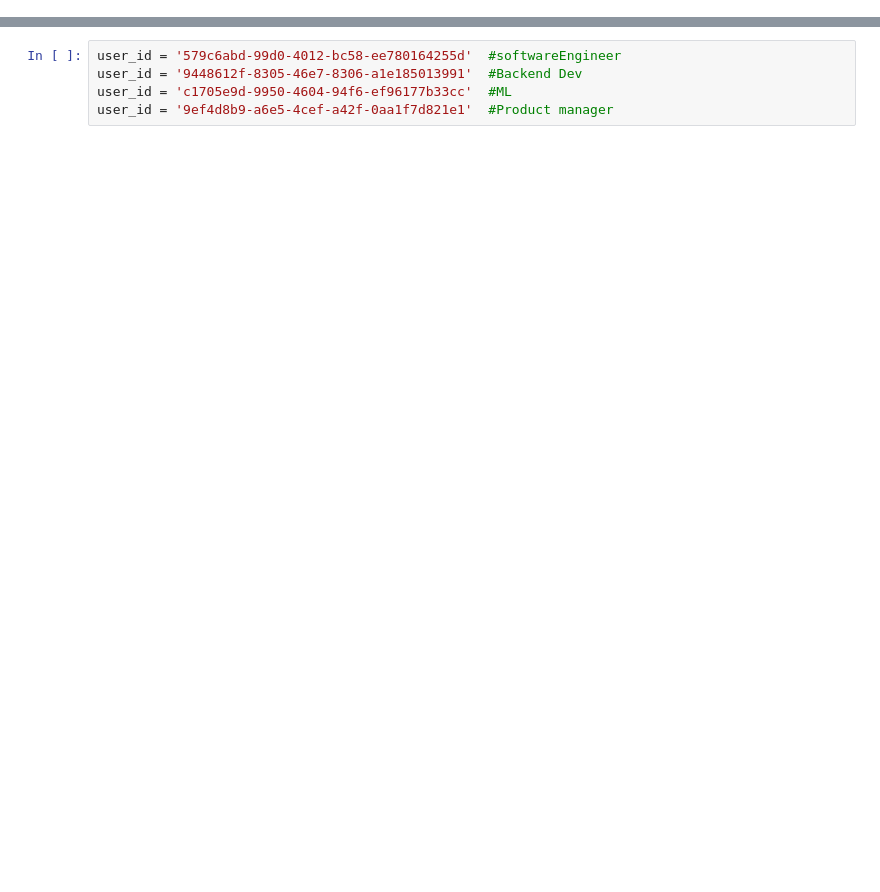
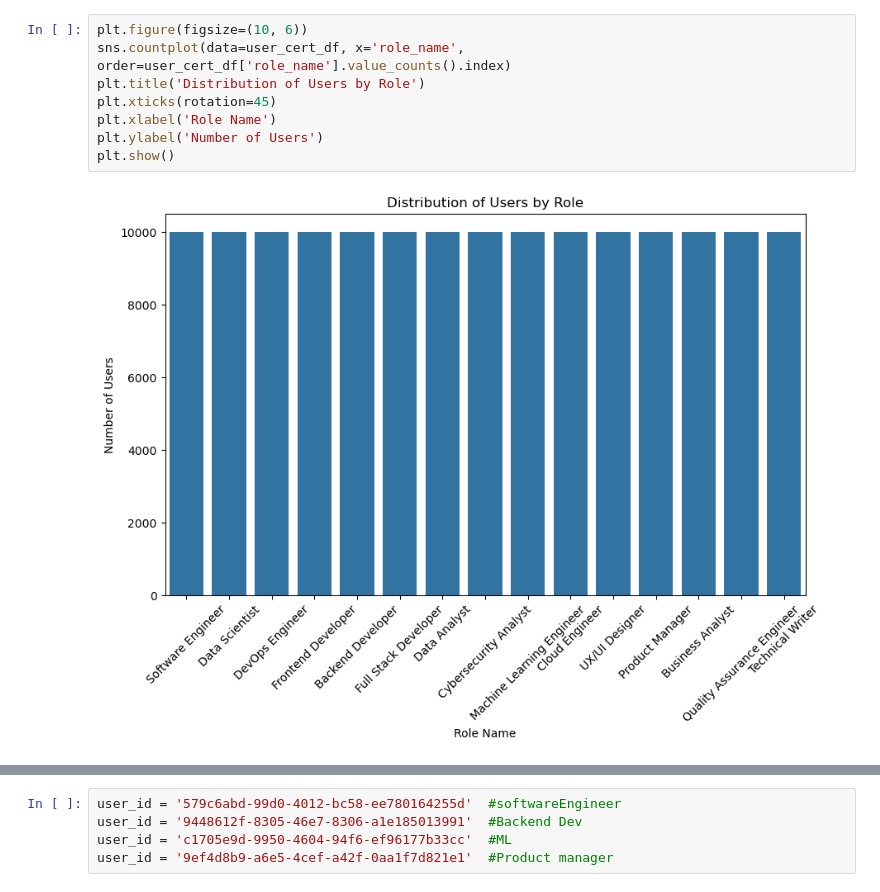
Before and after one commit to rithik18/fp, a Jupyter notebook: DataScience/new_Ds.ipynb, the cells around one changed output, grey strips where cells are left out. Cells and saved outputs as stored; diff of their text form; blank space fills up the shorter version.

```diff
--- a/DataScience/new_Ds.ipynb
+++ b/DataScience/new_Ds.ipynb
@@ -0,0 +12,10 @@
+# %%
+plt.figure(figsize=(10, 6))
+sns.countplot(data=user_cert_df, x='role_name', order=user_cert_df['role_name'].value_counts().index)
+plt.title('Distribution of Users by Role')
+plt.xticks(rotation=45)
+plt.xlabel('Role Name')
+plt.ylabel('Number of Users')
+plt.show()
+# %% [output]
+[figure, added]
```
Also changed, not shown: parts of 13 cells of this notebook, 2 other files.
